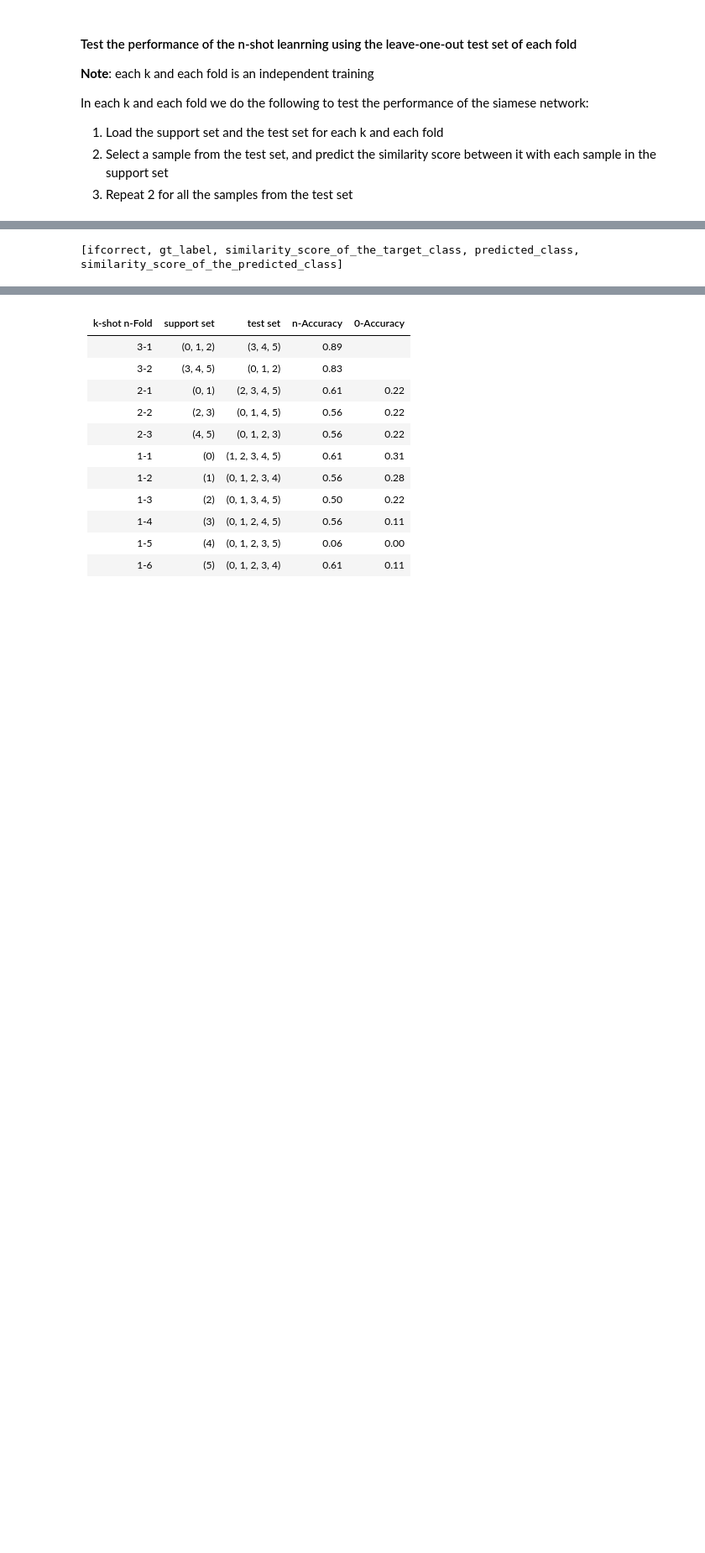
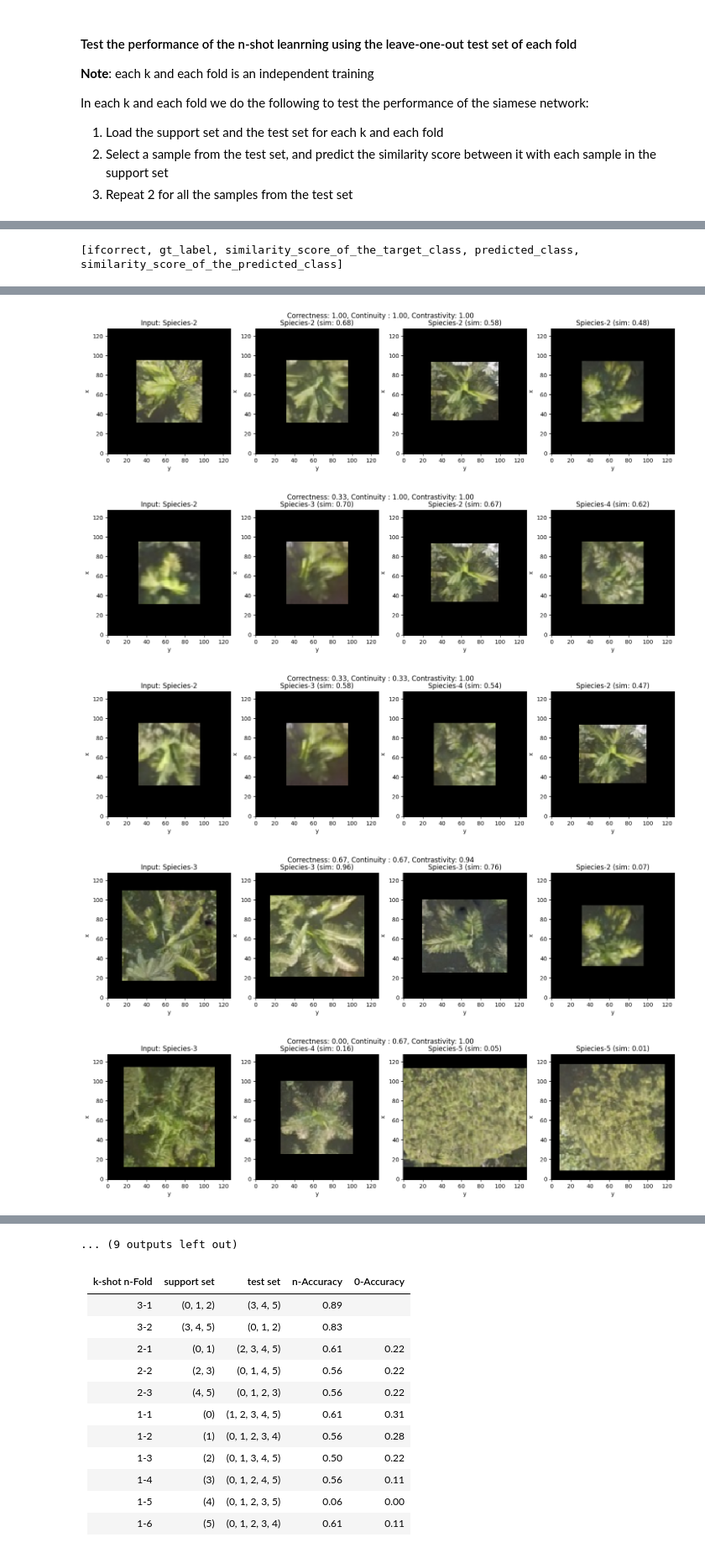
Before and after one commit to XAI4GEO/Tree_Classification, a Jupyter notebook: 831/notebooks/step0_data_preparation_examples/step06_testing_nshot.ipynb, the cells around one changed output, grey strips where cells are left out. Shown at 84% size. Saved outputs shown, nothing was run; the diff lists cells and outputs as text; code cells hidden in the pictures; blank space fills up the shorter version.

Commit message:
add explanation

```diff
--- a/831/notebooks/step0_data_preparation_examples/step06_testing_nshot.ipynb
+++ b/831/notebooks/step0_data_preparation_examples/step06_testing_nshot.ipynb
@@ -27,4 +27,10 @@ import matplotlib.pyplot as plt
 from keras.callbacks import LearningRateScheduler, ReduceLROnPlateau, Callback
 
 from sklearn.metrics import classification_report, confusion_matrix
+from scipy.special import softmax
+from scipy.stats import entropy
+from scipy.ndimage import rotate
+from skimage.transform import resize
+
+rng = np.random.default_rng(seed=42)
 # %% [output]
@@ -103,7 +109,7 @@ class euclidean_lambda(keras.layers.Layer):
         return squared
 
 # Refined model, the model retrained using the support set
-refined_model_path = f'/data/Projects/2024_Invasive_species/Tree_Classification/optimized_models/refine_model/{k}_shot_{i}_fold/siamese_model_refined.keras'
+refined_model_path = f'/data/Projects/2024_Invasive_species/Tree_Classification/optimized_models/refine_model/{k}_shot_{i}_fold/siamese_model_refined_best.keras'
 refined_model = keras.saving.load_model(refined_model_path)
 
 # Base model, the model trained only using the initial data
@@ -185,8 +376,16 @@ zero_shot_results = np.zeros((0, 5))
 refined_results = np.zeros((0, 5))
 print('[ifcorrect, gt_label, similarity_score_of_the_target_class, predicted_class, similarity_score_of_the_predicted_class]')
 
+zero_shot_correctness = []
+n_shot_correctness = []
+
+zero_shot_contrastivity  = []
+n_shot_contrastivity = []
+
+zero_shot_continuity  = []
+n_shot_continuity = []
+
 num_test_smaples = len(test_samples['X']['sample'])
-num_test_smaples = 18
 for j in range(num_test_smaples):
     test_sample_j = test_samples.isel(sample=j)
 
@@ -214,13 +413,54 @@ for j in range(num_test_smaples):
     # All the results
     print("n-shot", nshot_result_j)
 
+    # correctness, contrastivity
+    zero_shot_cor, zero_shot_cst= predict_cor_cst(test_Y, zeroshot_score_dic, k)
+    zero_shot_correctness.append(zero_shot_cor)
+    zero_shot_contrastivity.append(zero_shot_cst)
+
+    n_shot_cor, n_shot_cst = predict_cor_cst(test_Y, nshot_score_dic, k)
+    n_shot_correctness.append(n_shot_cor)
+    n_shot_contrastivity.append(n_shot_cst)
+
     # All the results
     zero_shot_results = np.vstack((zero_shot_results, zeroshot_result_j))
     refined_results = np.vstack((refined_results, nshot_result_j))
 
+    # Compute the continuity
+    index = np.random.randint(1, 7)
+    test_x_agu = aug_img_pair(test_sample_j['X'])[index]
+    test_X_agu = test_x_agu.expand_dims({"sample": support_sample_size})/255.0
+
+    # fig1, axs1 = plt.subplots(support_sample_size, 2, figsize=(6, 60))
+    # for i in range(support_sample_size):
+    #     test_X.isel(sample=i).plot.imshow(ax=axs1[i, 0])
+    #     test_X_agu.isel(sample=i).plot.imshow(ax=axs1[i, 1])
+
+    zero_shot_cty, zero_ori_similarity_score, zero_agu_similarity_score = predict_cty(test_X, test_X_agu, support_samples, k, base_model)
+    zero_shot_continuity.append(zero_shot_cty)
+
+    n_shot_cty, n_ori_similarity_score, n_agu_similarity_score  = predict_cty(test_X, test_X_agu, support_samples, k, refined_model)
+    n_shot_continuity.append(n_shot_cty)
+
+    ### Plot the results
+    zero_shor_explanation_scores = [zero_shot_cor, zero_shot_cst, zero_shot_cty]
+    n_shor_explanation_scores = [n_shot_cor, n_shot_cst, n_shot_cty]
+
+    plot_results(test_sample_j, support_samples, n_ori_similarity_score, n_shor_explanation_scores, k)
+
+
 print("-" * 20)
 print("Overall accuracy of the base model", sum(zero_shot_results[:, 0])/num_test_smaples)
 print("Overall accuracy of the refined model", sum(refined_results[:, 0])/num_test_smaples)
+
+print("Correctness of the base model", sum(zero_shot_correctness)/len(zero_shot_correctness))
+print("Correctness of the refined model", sum(n_shot_correctness)/len(n_shot_correctness))
+
+print("zero shot contrastivity", zero_shot_contrastivity/max(zero_shot_contrastivity))
+print("n shot contrastivity", n_shot_contrastivity/max(n_shot_contrastivity))
+
+print("zero shot continuity", zero_shot_continuity)
+print("n shot continuity", n_shot_continuity)
 
 gt_zero_shot = zero_shot_results[:, 1]
 pd_zero_shot = zero_shot_results[:, 3]
@@ -262,0 +503,5 @@ n-shot [0, 394585504768, 8.603134915574628e-07, 664680244048, 0.9507625102996826
+[figure, added]
+[figure, added]
+[figure, added]
+[figure, added]
+[figure, added]
@@ -263,3 +512,4 @@ n-shot [0, 394585504768, 8.603134915574628e-07, 664680244048, 0.9507625102996826
+... (9 outputs left out)
 # %% [markdown]
 | k-shot n-Fold | support set | test set     | n-Accuracy  |0-Accuracy  |
 | :---   |    :---              |        :---             | :---   |  :---   |
```
Also changed, not shown: parts of 10 cells of this notebook.
